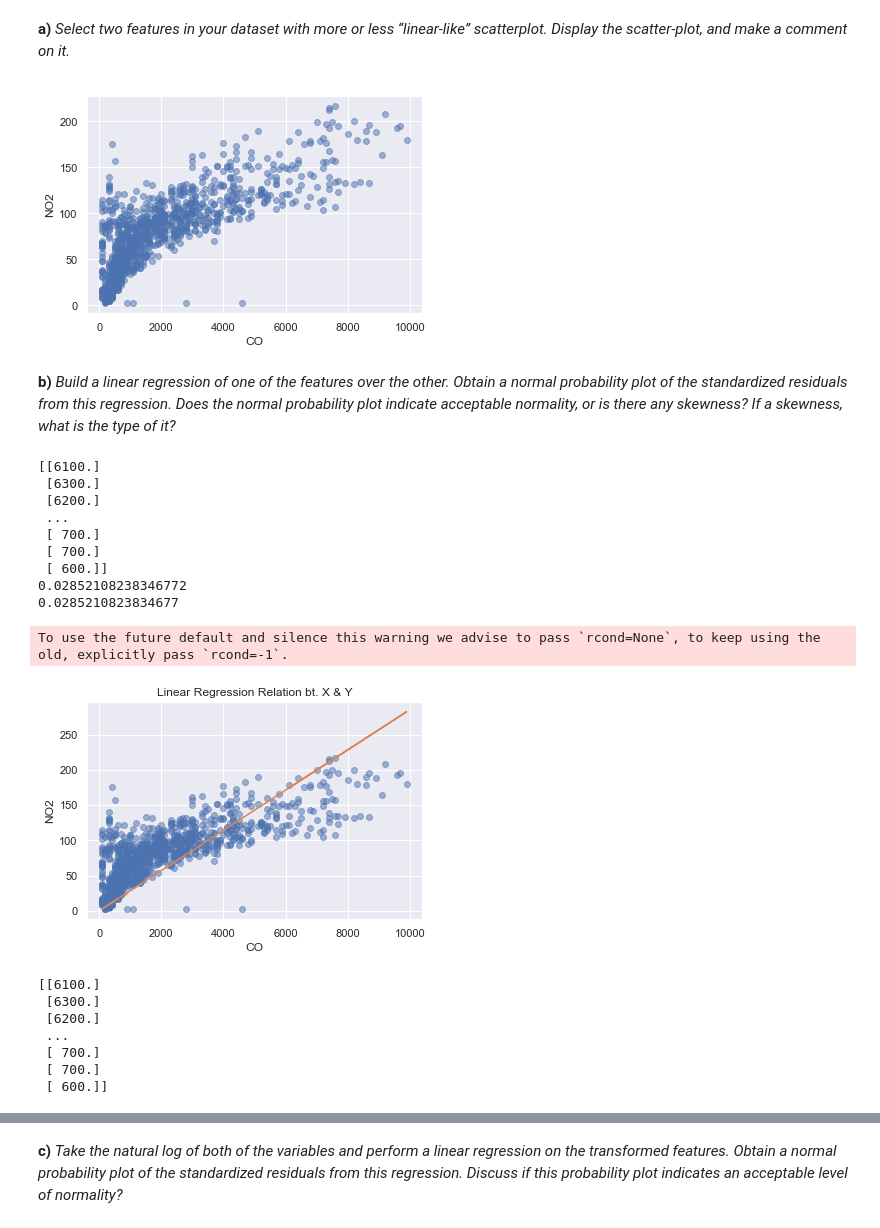
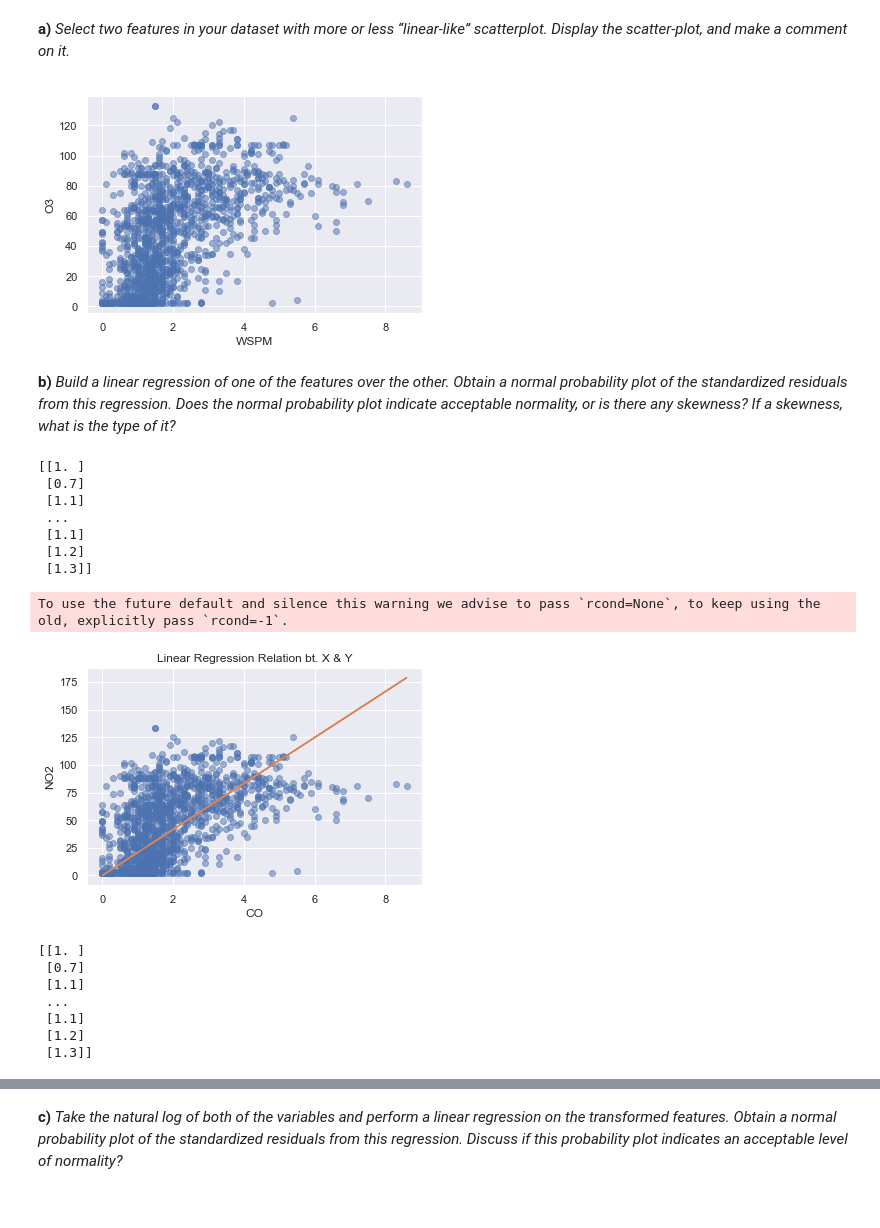
Before and after one commit to oranium/datamining, a Jupyter notebook: NewDataSet/Tryings_on_linear_regression.ipynb, the cells around one changed output, grey strips where cells are left out. Drawn from its saved outputs; the diff is of its cells as text; code cells hidden in the pictures.

```diff
--- a/NewDataSet/Tryings_on_linear_regression.ipynb
+++ b/NewDataSet/Tryings_on_linear_regression.ipynb
@@ -27,17 +27,20 @@ sns.pairplot(df2)
 # %% [markdown]
 **Linear Regression between CO and NO2**
 # %%
-x=df2['CO'].to_numpy()
+x=df2['WSPM'].to_numpy()
 x=np.reshape(x,(-1,1))
-y=df2['NO2'].to_numpy()
+y=df2['O3'].to_numpy()
+
+#x= data[:,13]
+#y= data[:,5]
 # %% [markdown]
 **a)** *Select two features in your dataset with more or less “linear‐like” scatterplot. Display the scatter‐plot, and make a comment on it.*
 # %%
 ax = sns.regplot(x=x, y=y, fit_reg=False, scatter_kws={'alpha':0.5})
-ax.set(xlabel='CO',
-       ylabel='NO2');
+ax.set(xlabel='WSPM',
+       ylabel='O3');
 # %% [output]
-[figure, old version]
+[figure, new version]
 # %% [markdown]
 **b)** *Build a linear regression of one of the features over the other. Obtain a normal probability plot of the standardized residuals from this regression. Does the normal probability plot indicate acceptable normality, or is there any skewness? If a skewness, what is the type of it?*
 # %%
@@ -47,19 +50,15 @@ from numpy import dot
 # %%
 print(x)
 beta = np.linalg.lstsq(x, y)[0]
-print(beta[0])
 beta2 = dot(dot(inv(dot(x.T, x)),x.T),y)
-print(beta2[0])
 # %% [output]
-[[6100.]
- [6300.]
- [6200.]
+[[1. ]
+ [0.7]
+ [1.1]
  ...
- [ 700.]
- [ 700.]
- [ 600.]]
-0.02852108238346772
-0.0285210823834677
+ [1.1]
+ [1.2]
+ [1.3]]
 To use the future default and silence this warning we advise to pass `rcond=None`, to keep using the old, explicitly pass `rcond=-1`.
 # %%
 predictions = x* beta # making use of numpy's broadcast
@@ -73,11 +72,11 @@ plt.plot(x, predictions) # overlay a line plot over a scatter plot
 plt.show()
 print(x)
 # %% [output]
-[figure, old version]
+[figure, new version]
-[[6100.]
- [6300.]
- [6200.]
+[[1. ]
+ [0.7]
+ [1.1]
  ...
- [ 700.]
- [ 700.]
- [ 600.]]
+ [1.1]
+ [1.2]
+ [1.3]]
```
Also changed, not shown: parts of 19 cells of this notebook.
